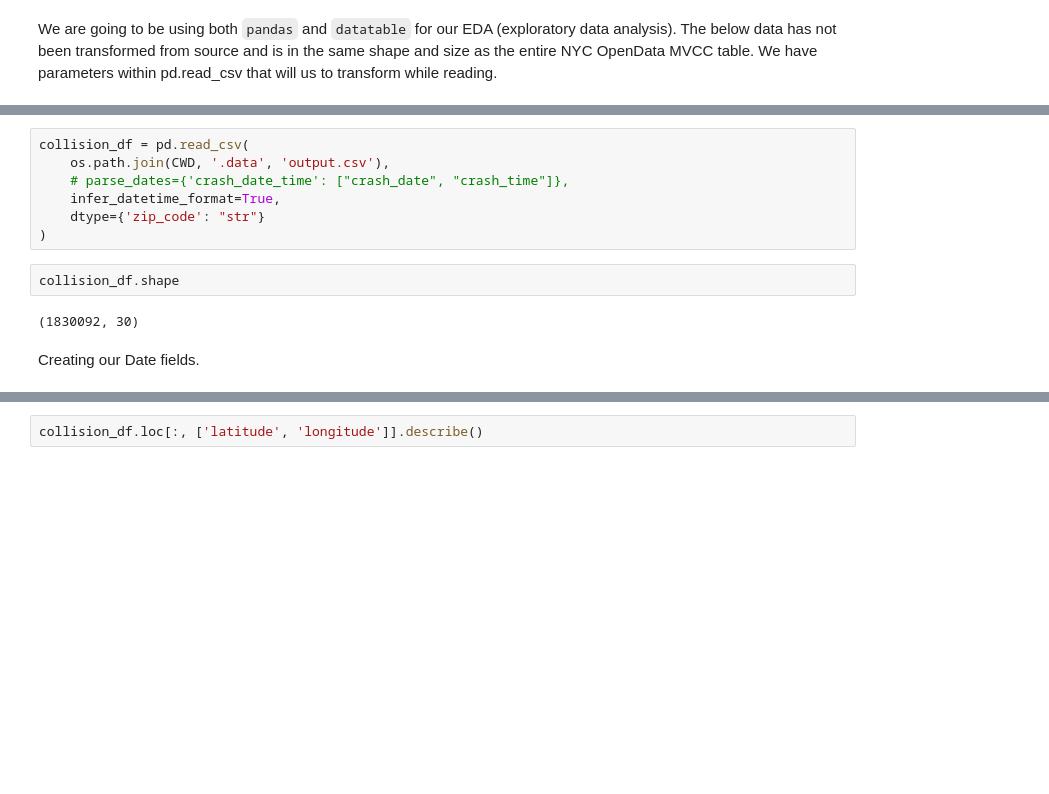
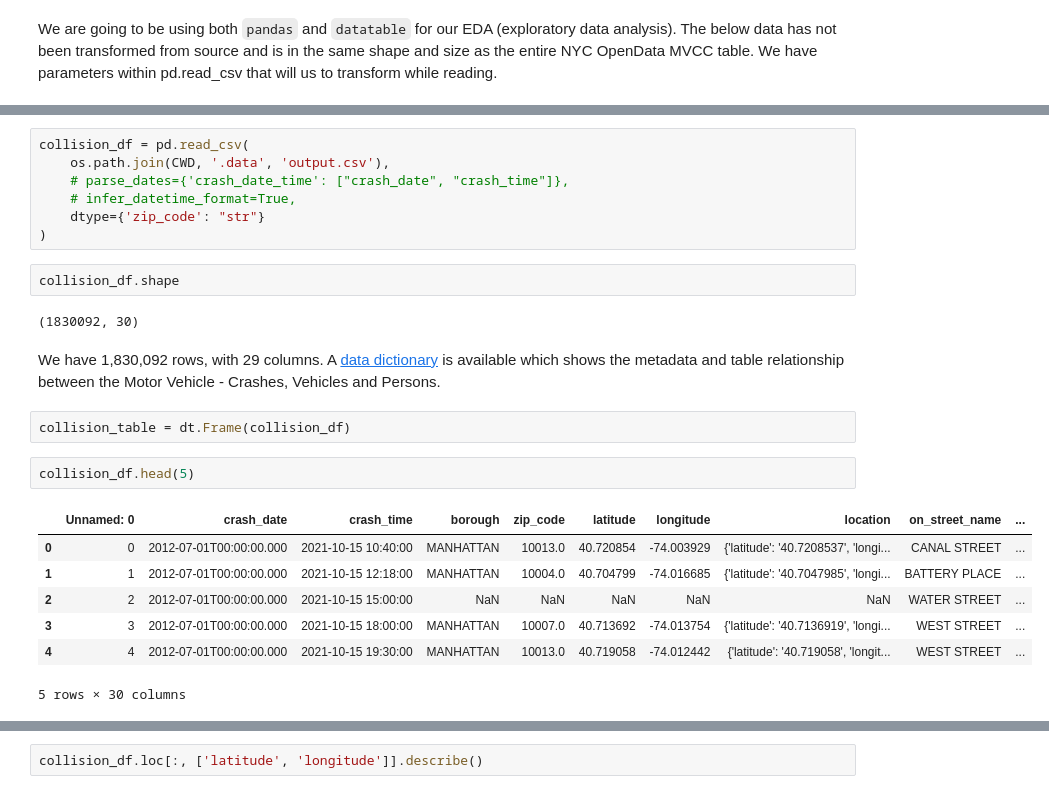
Before and after one commit to jordan-carson/data-engineering-nyc, a Jupyter notebook: src/part2_eda.ipynb, the cells around one changed output, grey strips where cells are left out. Cells and saved outputs as stored; diff of their text form; blank space fills up the shorter version.

```diff
--- a/src/part2_eda.ipynb
+++ b/src/part2_eda.ipynb
@@ -25,12 +37,24 @@ We are going to be using both `pandas` and `datatable` for our EDA (exploratory
 collision_df = pd.read_csv(
     os.path.join(CWD, '.data', 'output.csv'),
     # parse_dates={'crash_date_time': ["crash_date", "crash_time"]},
-    infer_datetime_format=True,
+    # infer_datetime_format=True,
     dtype={'zip_code': "str"}
 )
 # %%
 collision_df.shape
 # %% [output]
 (1830092, 30)
-# %% [markdown]
-Creating our Date fields.
+# %% [markdown]
+We have 1,830,092 rows, with 29 columns. A [data dictionary](https://data.cityofnewyork.us/api/views/h9gi-nx95/files/bd7ab0b2-d48c-48c4-a0a5-590d31a3e120?download=true&filename=MVCollisionsDataDictionary_20190813_ERD.xlsx) is available which shows the metadata and table relationship between the Motor Vehicle - Crashes, Vehicles and Persons.
+# %%
+collision_table = dt.Frame(collision_df)
+# %%
+collision_df.head(5)
+# %% [output]
+|  | Unnamed: 0 | crash_date | crash_time | borough | zip_code | latitude | longitude | location | on_street_name | ... |
+| 0 | 0 | 2012-07-01T00:00:00.000 | 2021-10-15 10:40:00 | MANHATTAN | 10013.0 | 40.720854 | -74.003929 | {'latitude': '40.7208537', 'longi... | CANAL STREET | ... |
+| 1 | 1 | 2012-07-01T00:00:00.000 | 2021-10-15 12:18:00 | MANHATTAN | 10004.0 | 40.704799 | -74.016685 | {'latitude': '40.7047985', 'longi... | BATTERY PLACE | ... |
+| 2 | 2 | 2012-07-01T00:00:00.000 | 2021-10-15 15:00:00 | NaN | NaN | NaN | NaN | NaN | WATER STREET | ... |
+| 3 | 3 | 2012-07-01T00:00:00.000 | 2021-10-15 18:00:00 | MANHATTAN | 10007.0 | 40.713692 | -74.013754 | {'latitude': '40.7136919', 'longi... | WEST STREET | ... |
+| 4 | 4 | 2012-07-01T00:00:00.000 | 2021-10-15 19:30:00 | MANHATTAN | 10013.0 | 40.719058 | -74.012442 | {'latitude': '40.719058', 'longit... | WEST STREET | ... |
+5 rows × 30 columns
```
Also changed, not shown: parts of 43 cells of this notebook.
